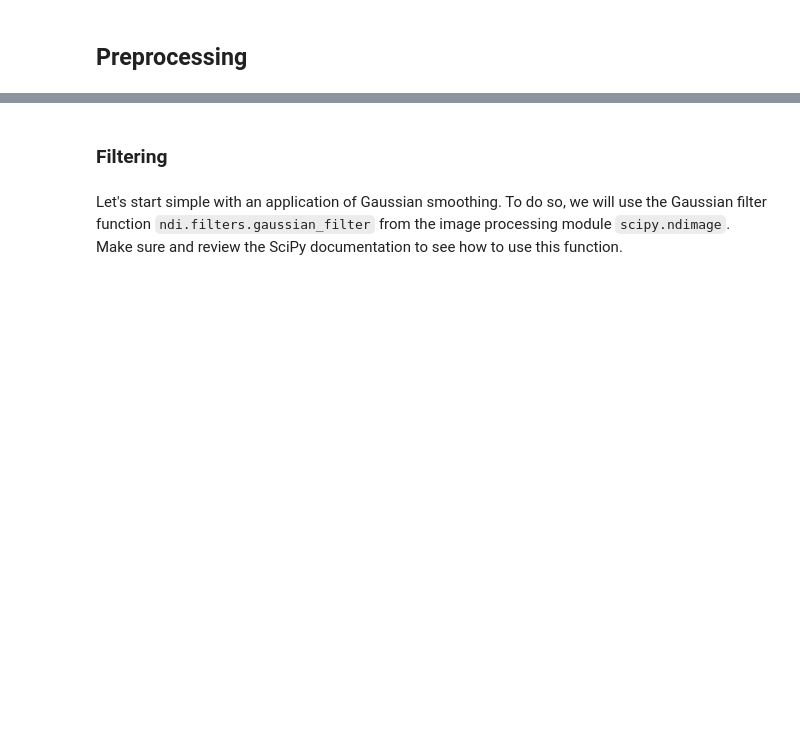
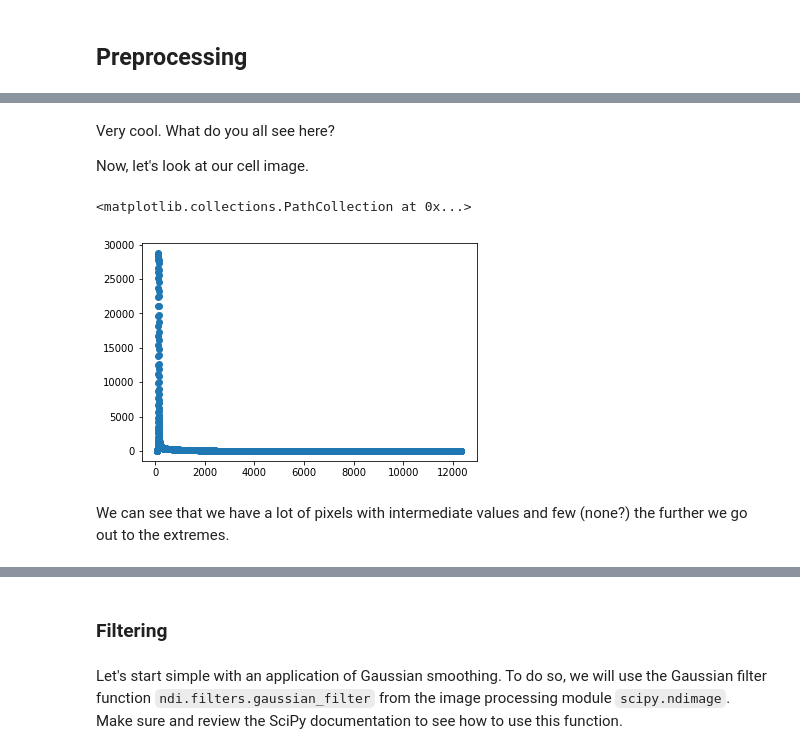
Before and after one commit to vanvalenlab/intro-to-deepcell, a Jupyter notebook: Day2_ImageProcessing.ipynb, the cells around one changed output, grey strips where cells are left out. Drawn from its saved outputs; the diff is of its cells as text; code cells hidden in the pictures; blank space fills up the shorter version.

```diff
--- a/Day2_ImageProcessing.ipynb
+++ b/Day2_ImageProcessing.ipynb
@@ -120,0 +188,20 @@ plt.show()
+# %% [markdown]
+Very cool. What do you all see here?
+
+Now, let's look at our cell image.
+# %%
+# compute cell histogram
+#phase_image = imread("resources/img_000000000_Phase_000.png")
+#phase_image_float = phase_image/phase_image.max()
+#(counts, bins) = histogram(phase_image_float)
+
+(counts, bins) = histogram(img)
+# view cell histogram
+fig = plt.figure()
+ax = fig.add_subplot(1,1,1)
+ax.scatter( bins, counts)
+# %% [output]
+<matplotlib.collections.PathCollection at 0x...>
+[figure, added]
+# %% [markdown]
+We can see that we have a lot of pixels with intermediate values and few (none?) the further we go out to the extremes.
```
Also changed, not shown: parts of 59 cells of this notebook.
